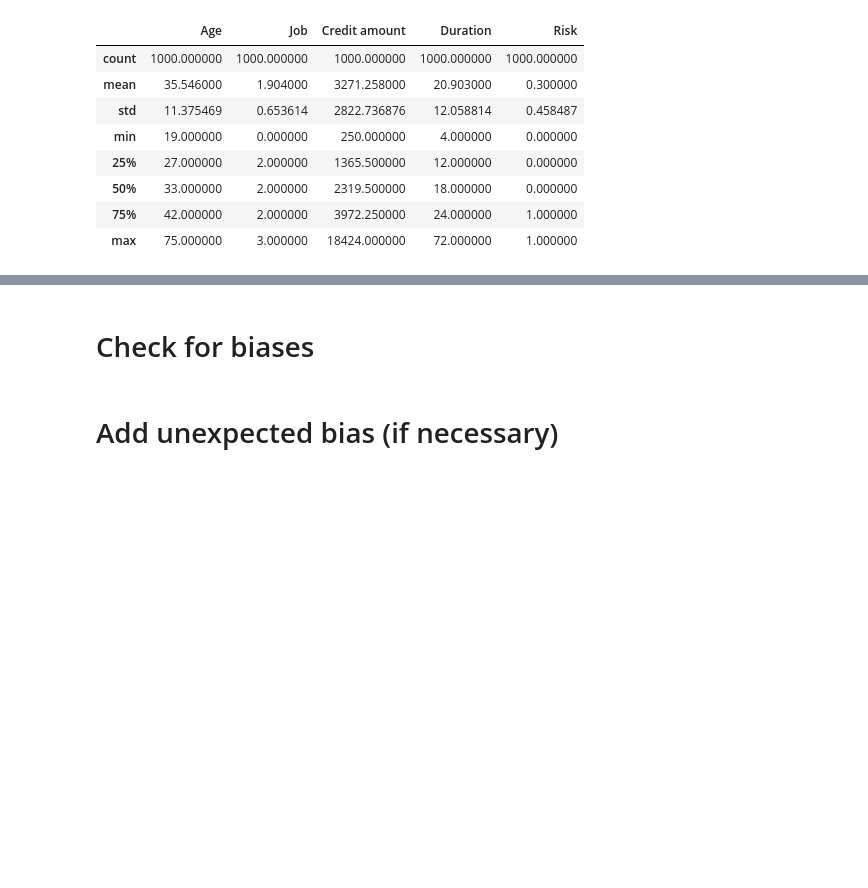
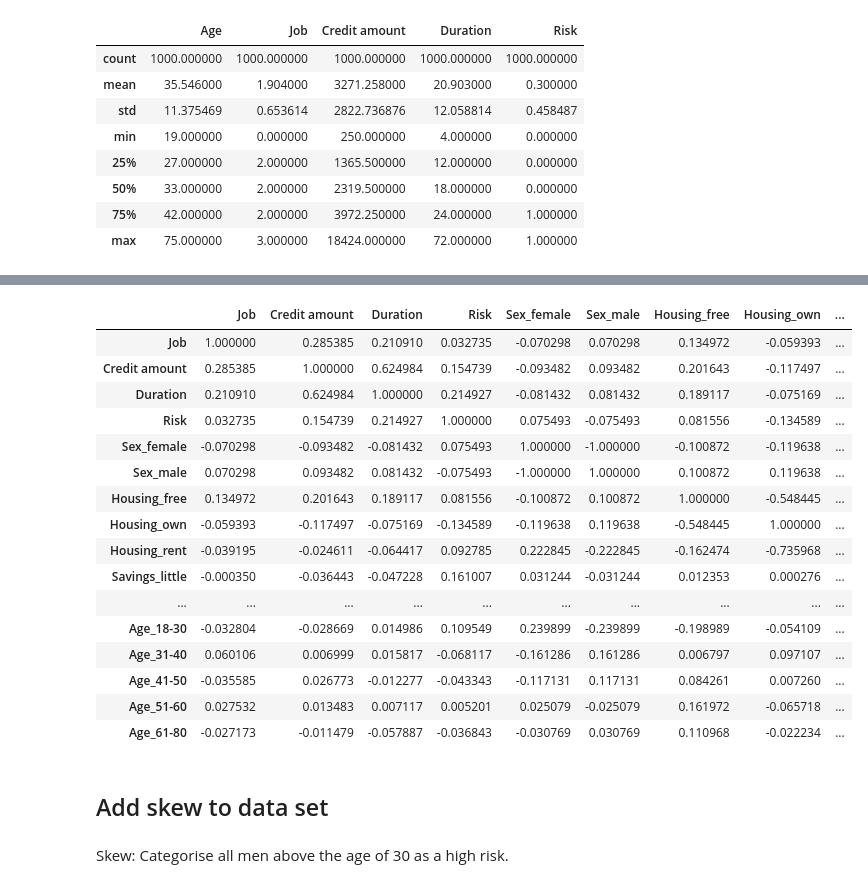
Before and after one commit to ckaarle/class, a Jupyter notebook: training/credit_classifier.ipynb, the cells around one changed output, grey strips where cells are left out. Saved outputs shown, nothing was run; the diff lists cells and outputs as text; code cells hidden in the pictures; blank space fills up the shorter version.

```diff
--- a/training/credit_classifier.ipynb
+++ b/training/credit_classifier.ipynb
@@ -61,0 +66,14 @@ df.describe()
+# %%
+def age_category(age):
+  if 18 <= age <= 30:
+    return '18-30'
+  elif 30 < age <= 40:
+    return '31-40'
+  elif 40 < age <= 50:
+    return '41-50'
+  elif 50 < age <= 60:
+    return '51-60'
+  elif 60 < age <= 80:
+    return '61-80'
+# %%
+df['Age'] = df['Age'].apply(lambda a: age_category(a))
@@ -68,4 +88,4 @@ def one_hot_encode(df, features_to_encode, prefixes):
 
   return df
 # %%
-df2 = one_hot_encode(df, ['Sex', 'Housing', 'Saving accounts', 'Checking account', 'Purpose'], ['Sex', 'Housing', 'Savings', 'Checking', 'Purpose'])
+df = one_hot_encode(df, ['Sex', 'Housing', 'Saving accounts', 'Checking account', 'Purpose', 'Age'], ['Sex', 'Housing', 'Savings', 'Checking', 'Purpose', 'Age'])
@@ -85,2 +93,0 @@ df2.head()
-# %% [markdown]
-# Check for biases
@@ -89,2 +93,0 @@ df2.head()
-# %% [markdown]
-# Add unexpected bias (if necessary)
@@ -92,0 +94,24 @@ df2.head()
+# %%
+df.corr()
+# %% [output]
+|  | Job | Credit amount | Duration | Risk | Sex_female | Sex_male | Housing_free | Housing_own | ... |
+| Job | 1.000000 | 0.285385 | 0.210910 | 0.032735 | -0.070298 | 0.070298 | 0.134972 | -0.059393 | ... |
+| Credit amount | 0.285385 | 1.000000 | 0.624984 | 0.154739 | -0.093482 | 0.093482 | 0.201643 | -0.117497 | ... |
+| Duration | 0.210910 | 0.624984 | 1.000000 | 0.214927 | -0.081432 | 0.081432 | 0.189117 | -0.075169 | ... |
+| Risk | 0.032735 | 0.154739 | 0.214927 | 1.000000 | 0.075493 | -0.075493 | 0.081556 | -0.134589 | ... |
+| Sex_female | -0.070298 | -0.093482 | -0.081432 | 0.075493 | 1.000000 | -1.000000 | -0.100872 | -0.119638 | ... |
+| Sex_male | 0.070298 | 0.093482 | 0.081432 | -0.075493 | -1.000000 | 1.000000 | 0.100872 | 0.119638 | ... |
+| Housing_free | 0.134972 | 0.201643 | 0.189117 | 0.081556 | -0.100872 | 0.100872 | 1.000000 | -0.548445 | ... |
+| Housing_own | -0.059393 | -0.117497 | -0.075169 | -0.134589 | -0.119638 | 0.119638 | -0.548445 | 1.000000 | ... |
+| Housing_rent | -0.039195 | -0.024611 | -0.064417 | 0.092785 | 0.222845 | -0.222845 | -0.162474 | -0.735968 | ... |
+| Savings_little | -0.000350 | -0.036443 | -0.047228 | 0.161007 | 0.031244 | -0.031244 | 0.012353 | 0.000276 | ... |
+| ... | ... | ... | ... | ... | ... | ... | ... | ... | ... |
+| Age_18-30 | -0.032804 | -0.028669 | 0.014986 | 0.109549 | 0.239899 | -0.239899 | -0.198989 | -0.054109 | ... |
+| Age_31-40 | 0.060106 | 0.006999 | 0.015817 | -0.068117 | -0.161286 | 0.161286 | 0.006797 | 0.097107 | ... |
+| Age_41-50 | -0.035585 | 0.026773 | -0.012277 | -0.043343 | -0.117131 | 0.117131 | 0.084261 | 0.007260 | ... |
+| Age_51-60 | 0.027532 | 0.013483 | 0.007117 | 0.005201 | 0.025079 | -0.025079 | 0.161972 | -0.065718 | ... |
+| Age_61-80 | -0.027173 | -0.011479 | -0.057887 | -0.036843 | -0.030769 | 0.030769 | 0.110968 | -0.022234 | ... |
+# %% [markdown]
+## Add skew to data set
+# %% [markdown]
+Skew: Categorise all men above the age of 30 as a high risk.
```
Also changed, not shown: parts of 21 cells of this notebook.
